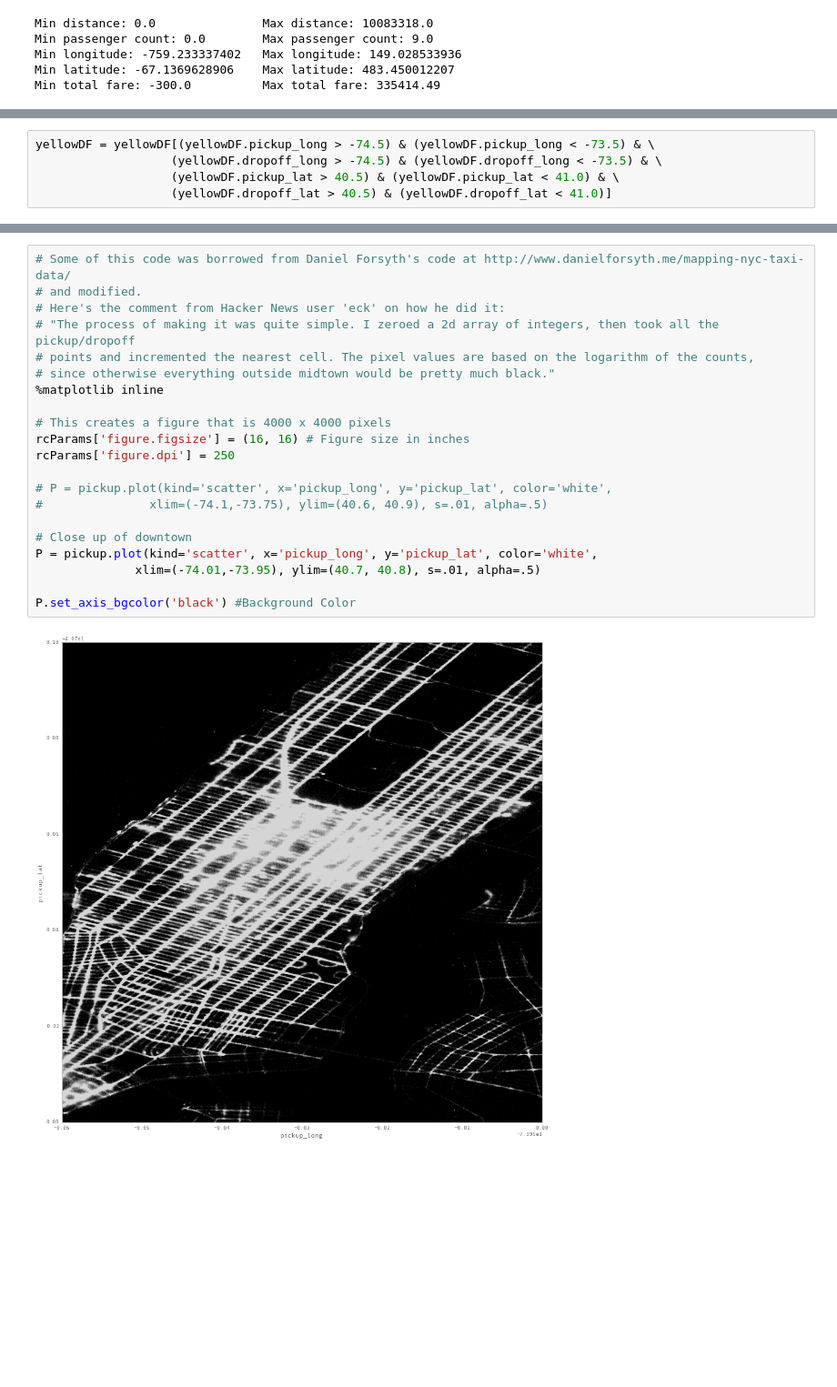
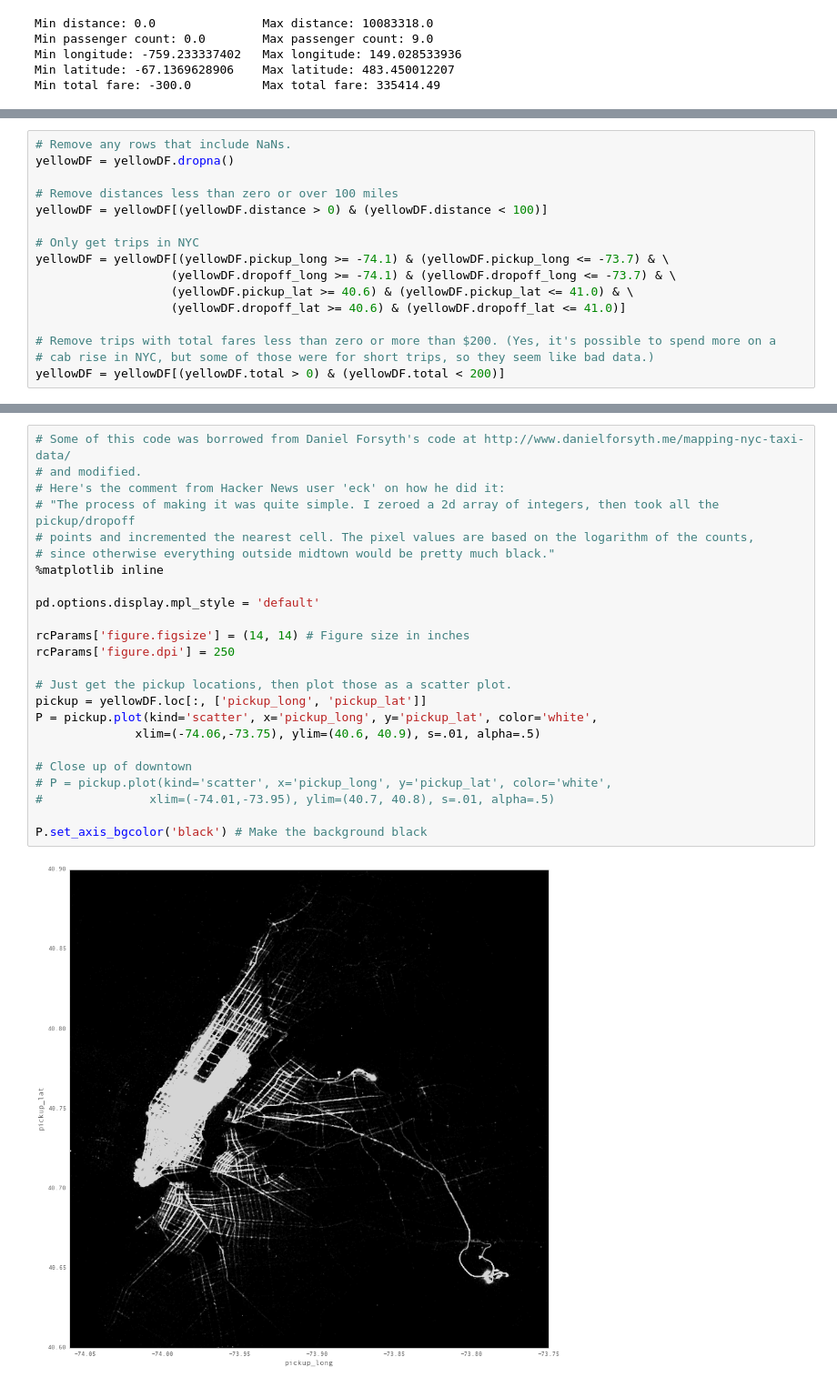
Before and after one commit to bradmager/NYC_TaxiData, a Jupyter notebook: NYC_TaxiData.ipynb, the cells around one changed output, grey strips where cells are left out. Shown: that part at 91% size. Saved outputs shown, nothing was run; the diff lists cells and outputs as text; blank space fills up the shorter version.

Commit message:
Finished creating graphs in iPyhon notebook

```diff
--- a/NYC_TaxiData.ipynb
+++ b/NYC_TaxiData.ipynb
@@ -68,5 +55,0 @@ yellowDF.shape
-# %%
-yellowDF = yellowDF[(yellowDF.pickup_long > -74.5) & (yellowDF.pickup_long < -73.5) & \
-                   (yellowDF.dropoff_long > -74.5) & (yellowDF.dropoff_long < -73.5) & \
-                   (yellowDF.pickup_lat > 40.5) & (yellowDF.pickup_lat < 41.0) & \
-                   (yellowDF.dropoff_lat > 40.5) & (yellowDF.dropoff_lat < 41.0)]
@@ -77 +56,17 @@ yellowDF.shape
+# %%
+# Remove any rows that include NaNs.
+yellowDF = yellowDF.dropna()
+
+# Remove distances less than zero or over 100 miles
+yellowDF = yellowDF[(yellowDF.distance > 0) & (yellowDF.distance < 100)]
+
+# Only get trips in NYC
+yellowDF = yellowDF[(yellowDF.pickup_long >= -74.1) & (yellowDF.pickup_long <= -73.7) & \
+                   (yellowDF.dropoff_long >= -74.1) & (yellowDF.dropoff_long <= -73.7) & \
+                   (yellowDF.pickup_lat >= 40.6) & (yellowDF.pickup_lat <= 41.0) & \
+                   (yellowDF.dropoff_lat >= 40.6) & (yellowDF.dropoff_lat <= 41.0)]
+
+# Remove trips with total fares less than zero or more than $200. (Yes, it's possible to spend more on a
+# cab rise in NYC, but some of those were for short trips, so they seem like bad data.)
+yellowDF = yellowDF[(yellowDF.total > 0) & (yellowDF.total < 200)]
 # %% [markdown]
@@ -102,23 +76,26 @@ log_vals = np.zeros((4000,4000))
 # %%
 # Some of this code was borrowed from Daniel Forsyth's code at http://www.danielforsyth.me/mapping-nyc-taxi-data/
 # and modified.
 # Here's the comment from Hacker News user 'eck' on how he did it:
 # "The process of making it was quite simple. I zeroed a 2d array of integers, then took all the pickup/dropoff
 # points and incremented the nearest cell. The pixel values are based on the logarithm of the counts,
 # since otherwise everything outside midtown would be pretty much black."
 %matplotlib inline
 
-# This creates a figure that is 4000 x 4000 pixels
-rcParams['figure.figsize'] = (16, 16) # Figure size in inches
+pd.options.display.mpl_style = 'default'
+
+rcParams['figure.figsize'] = (14, 14) # Figure size in inches
 rcParams['figure.dpi'] = 250
 
-# P = pickup.plot(kind='scatter', x='pickup_long', y='pickup_lat', color='white',
-#               xlim=(-74.1,-73.75), ylim=(40.6, 40.9), s=.01, alpha=.5)
+# Just get the pickup locations, then plot those as a scatter plot.
+pickup = yellowDF.loc[:, ['pickup_long', 'pickup_lat']]
+P = pickup.plot(kind='scatter', x='pickup_long', y='pickup_lat', color='white',
+              xlim=(-74.06,-73.75), ylim=(40.6, 40.9), s=.01, alpha=.5)
 
 # Close up of downtown
-P = pickup.plot(kind='scatter', x='pickup_long', y='pickup_lat', color='white',
-              xlim=(-74.01,-73.95), ylim=(40.7, 40.8), s=.01, alpha=.5)
+# P = pickup.plot(kind='scatter', x='pickup_long', y='pickup_lat', color='white',
+#               xlim=(-74.01,-73.95), ylim=(40.7, 40.8), s=.01, alpha=.5)
 
-P.set_axis_bgcolor('black') #Background Color
+P.set_axis_bgcolor('black') # Make the background black
 # %% [output]
-[figure, old version]
+[figure, new version]
```
Also changed, not shown: parts of 20 cells of this notebook.
